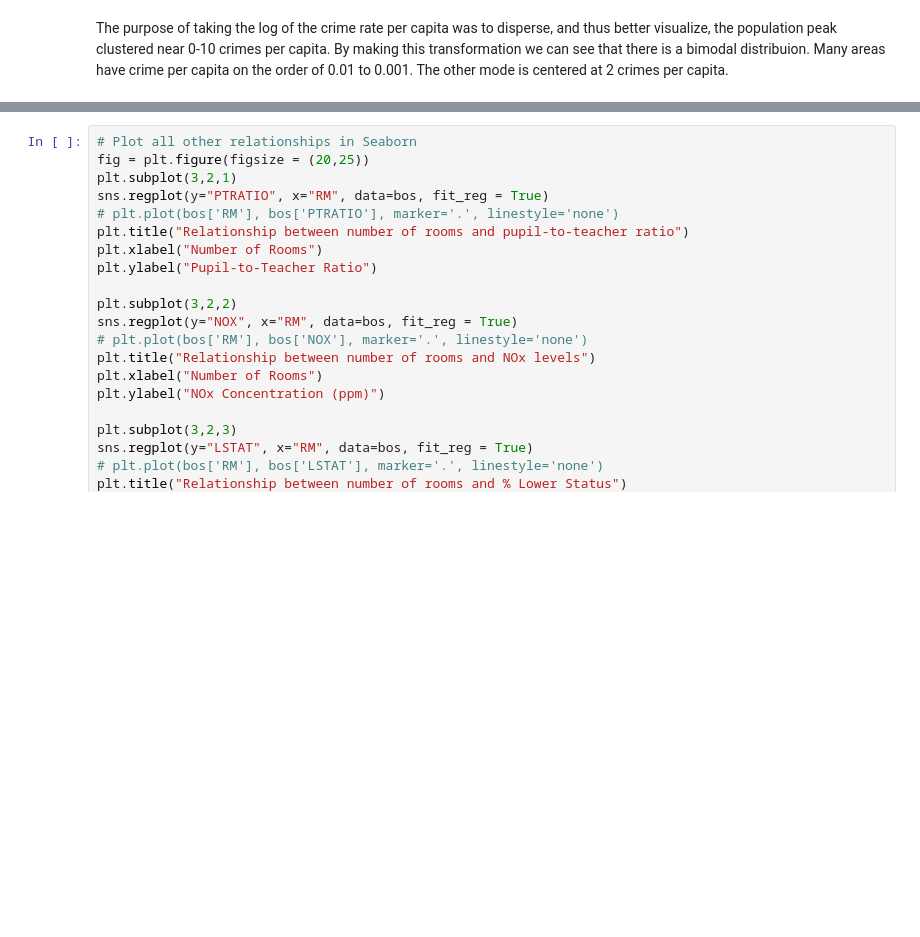
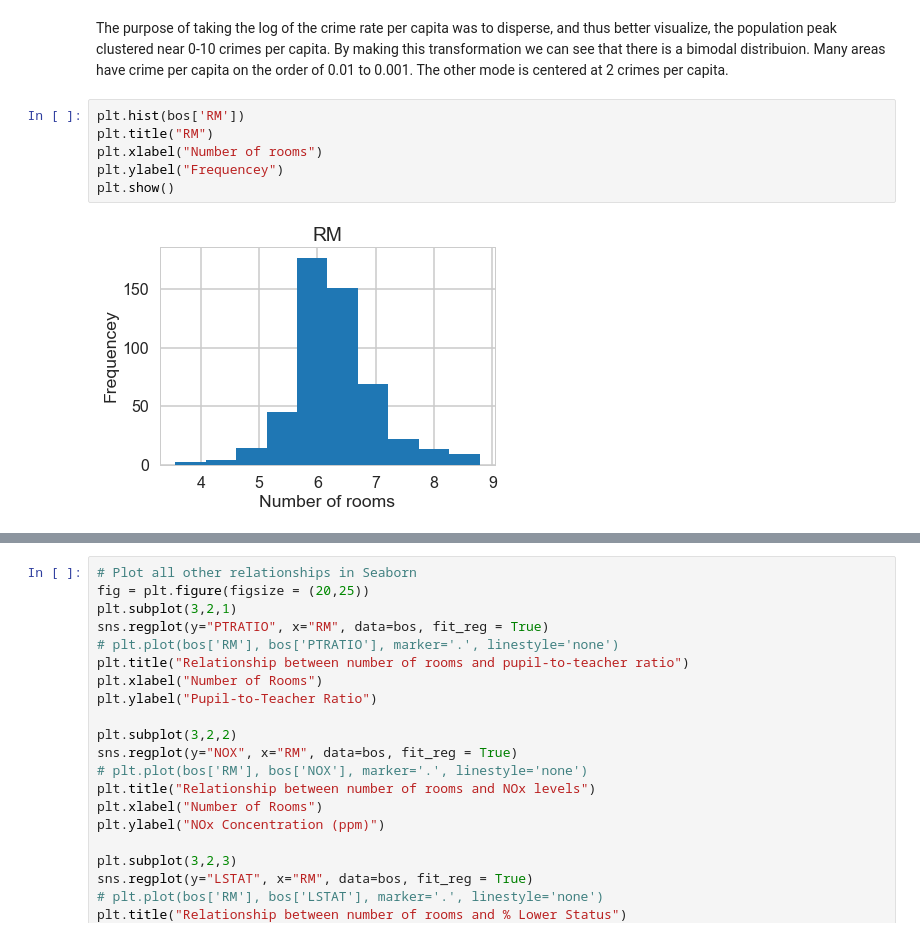
Before and after one commit to dipanjan123/machine-learning, a Jupyter notebook: Mini_Project_Linear_Regression.ipynb, the cells around one changed output, grey strips where cells are left out. Cells and saved outputs as stored; diff of their text form; blank space fills up the shorter version.

Commit message:
Incorporated changes suggested by mentor
Relationship non-linear
Added histograms
Added comments and story for two places
True vs predicted scatter plot using sklearn
Re-calculate F statistic

```diff
--- a/Mini_Project_Linear_Regression.ipynb
+++ b/Mini_Project_Linear_Regression.ipynb
@@ -369,3 +371,11 @@ plt.show()
 [figure]
 # %% [markdown]
 The purpose of taking the log of the crime rate per capita was to disperse, and thus better visualize, the population peak clustered near 0-10 crimes per capita. By making this transformation we can see that there is a bimodal distribuion. Many areas have crime per capita on the order of 0.01 to 0.001. The other mode is centered at 2 crimes per capita.
+# %%
+plt.hist(bos['RM'])
+plt.title("RM")
+plt.xlabel("Number of rooms")
+plt.ylabel("Frequencey")
+plt.show()
+# %% [output]
+[figure, added]
```
Also changed, not shown: parts of 18 cells of this notebook.
